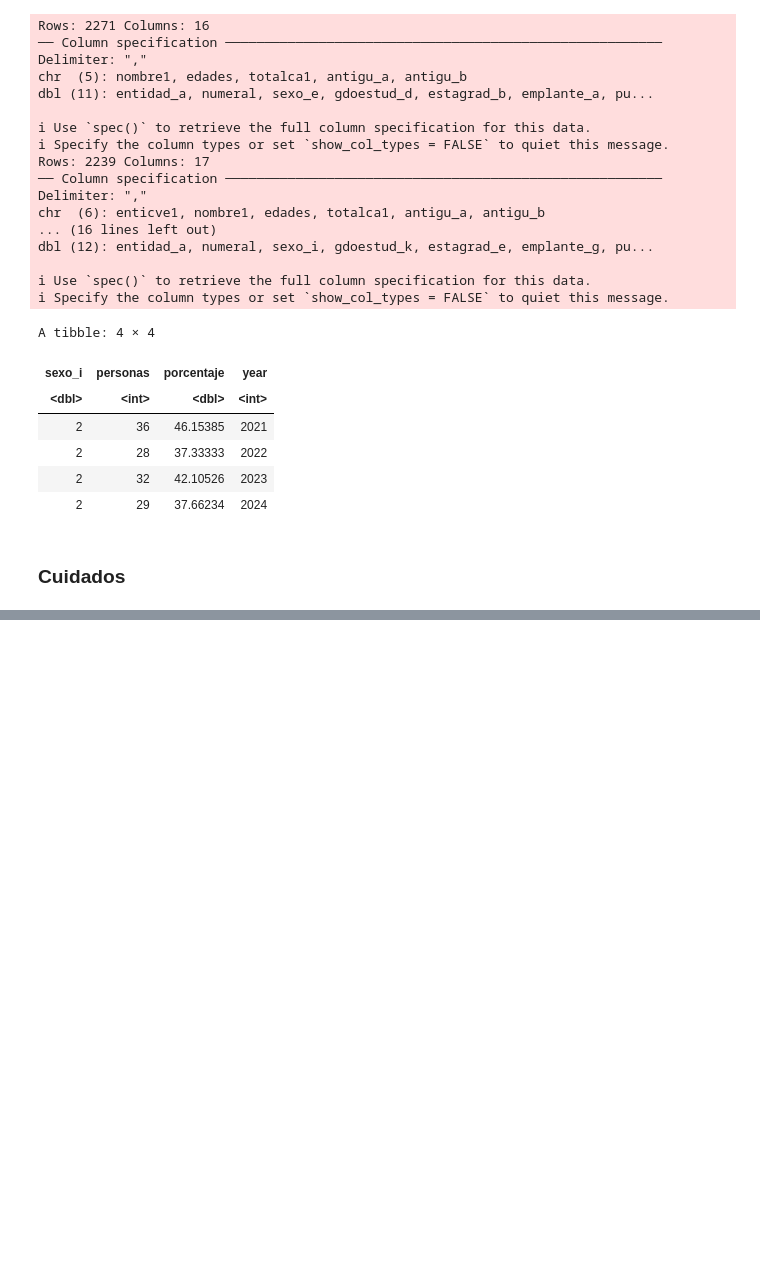
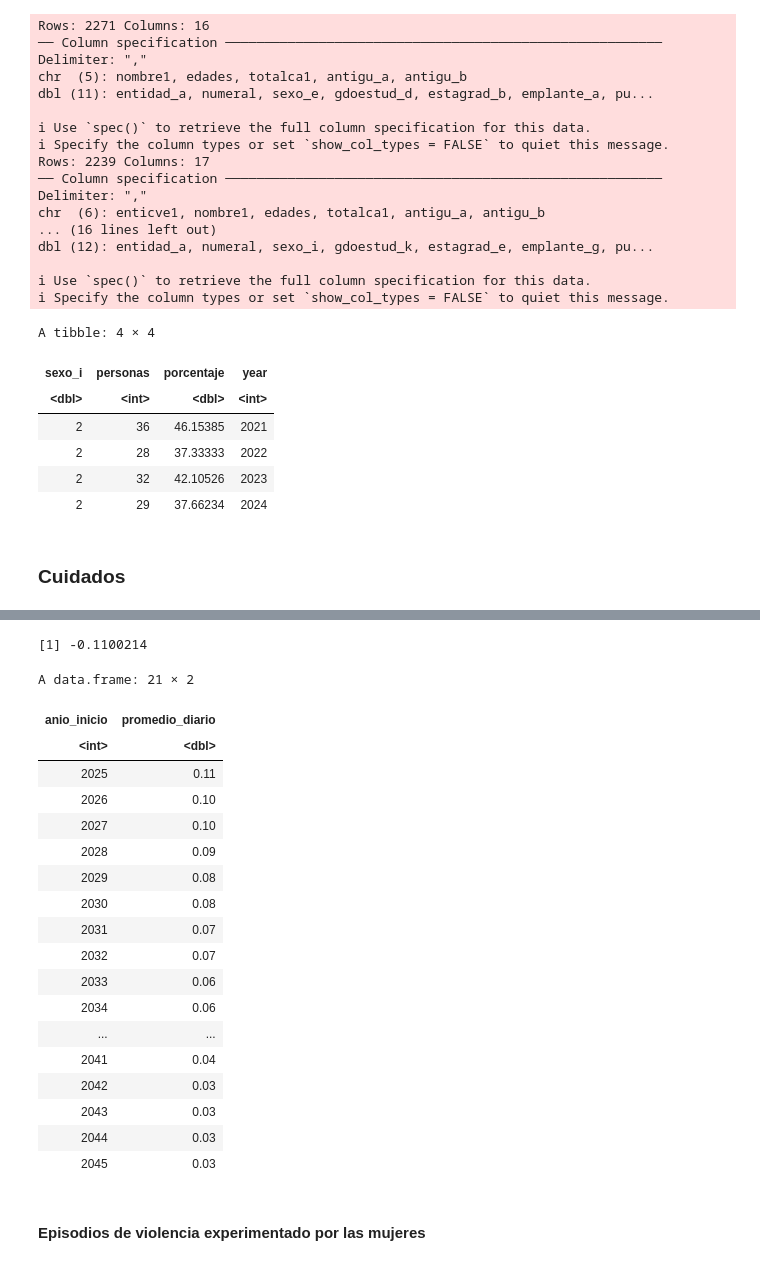
Before and after one commit to cpyp-ipdp/pgd_cdmx, a Jupyter notebook: indicadores/mujeres/indicadores_mujeres_pgd.ipynb, the cells around one changed output, grey strips where cells are left out. Drawn from its saved outputs; the diff is of its cells as text; code cells hidden in the pictures; blank space fills up the shorter version.

```diff
--- a/indicadores/mujeres/indicadores_mujeres_pgd.ipynb
+++ b/indicadores/mujeres/indicadores_mujeres_pgd.ipynb
@@ -102,12 +107,13 @@ A tibble: 6 × 3
 | 2024 | 29962 | 82.08767 |
 # %%
 #Víctimas de feminicidio
-victimas%>%
+vict_fem<-victimas%>%
 filter(delito_general=='FEMINICIDIO', anio_inicio>2018)%>%
 group_by(anio_inicio)%>%
 summarise(vict=n())%>%
 #Calcular promedio diario de acuerdo al año
 mutate(promedio_diario=vict/365)
+vict_fem
 # %% [output]
 A tibble: 6 × 3
 | anio_inicio | vict | promedio_diario |
@@ -851,0 +945,33 @@ A tibble: 5 × 5
+# %%
+tcma_vict_fem<-((vict_fem$promedio_diario[vict_fem$anio_inicio==2024]/vict_fem$promedio_diario[vict_fem$anio_inicio==2021])^(1/(2024-2021))-1)
+tcma_vict_fem
+# %% [output]
+[1] -0.1100214
+# %%
+extendido_vict_fem<-data.frame(anio_inicio=2025:2045)
+
+extendido_vict_fem$promedio_diario<-vict_fem$promedio_diario[vict_fem$anio_inicio==2024]*cumprod(rep(1+tcma_vict,length(2025:2045)))
+extendido_vict_fem%>%
+    mutate(promedio_diario=round(promedio_diario,2))
+# %% [output]
+A data.frame: 21 × 2
+| anio_inicio | promedio_diario |
+| <int> | <dbl> |
+| 2025 | 0.11 |
+| 2026 | 0.10 |
+| 2027 | 0.10 |
+| 2028 | 0.09 |
+| 2029 | 0.08 |
+| 2030 | 0.08 |
+| 2031 | 0.07 |
+| 2032 | 0.07 |
+| 2033 | 0.06 |
+| 2034 | 0.06 |
+| ... | ... |
+| 2041 | 0.04 |
+| 2042 | 0.03 |
+| 2043 | 0.03 |
+| 2044 | 0.03 |
+| 2045 | 0.03 |
+# %% [markdown]
+#### Episodios de violencia experimentado por las mujeres
```
Also changed, not shown: parts of 31 cells of this notebook.
